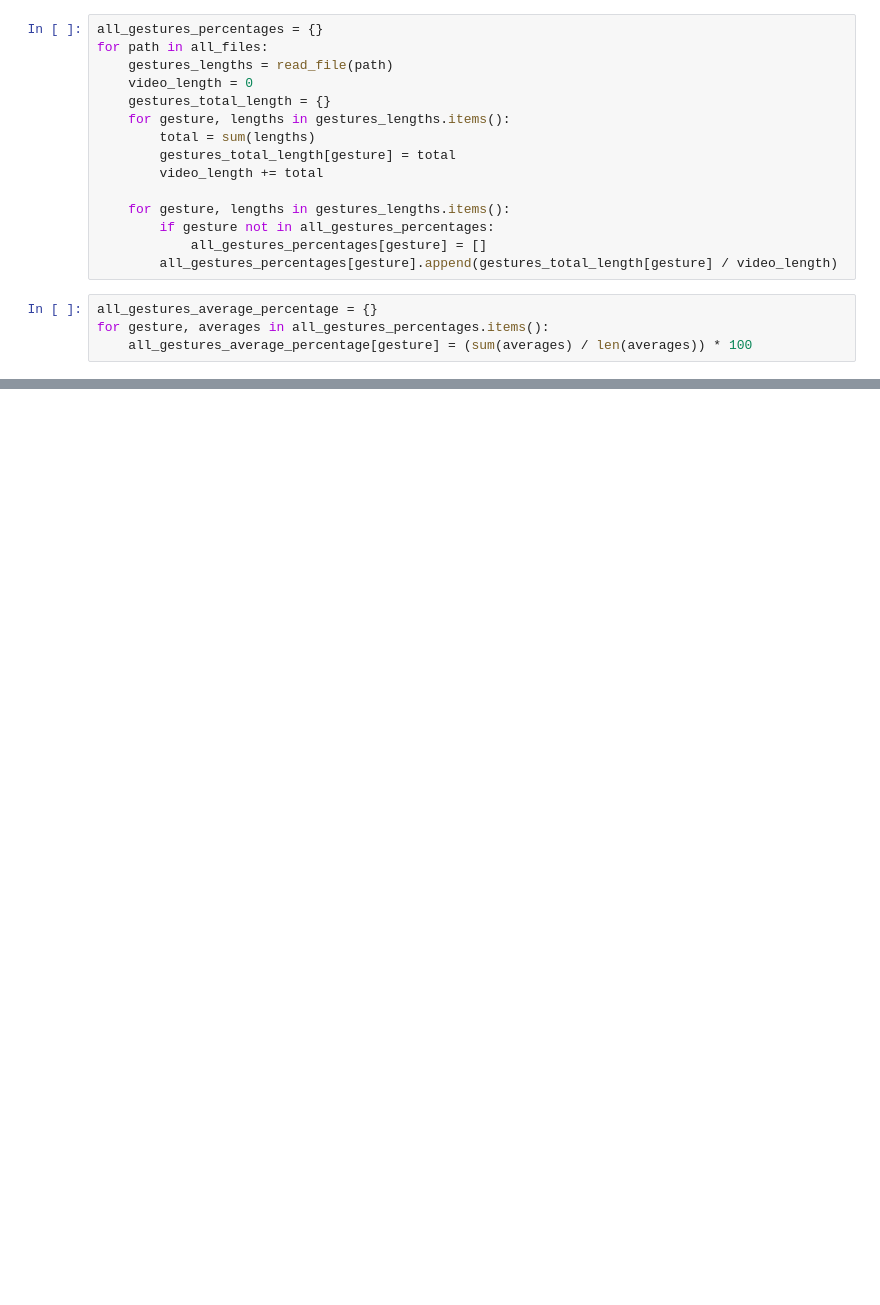
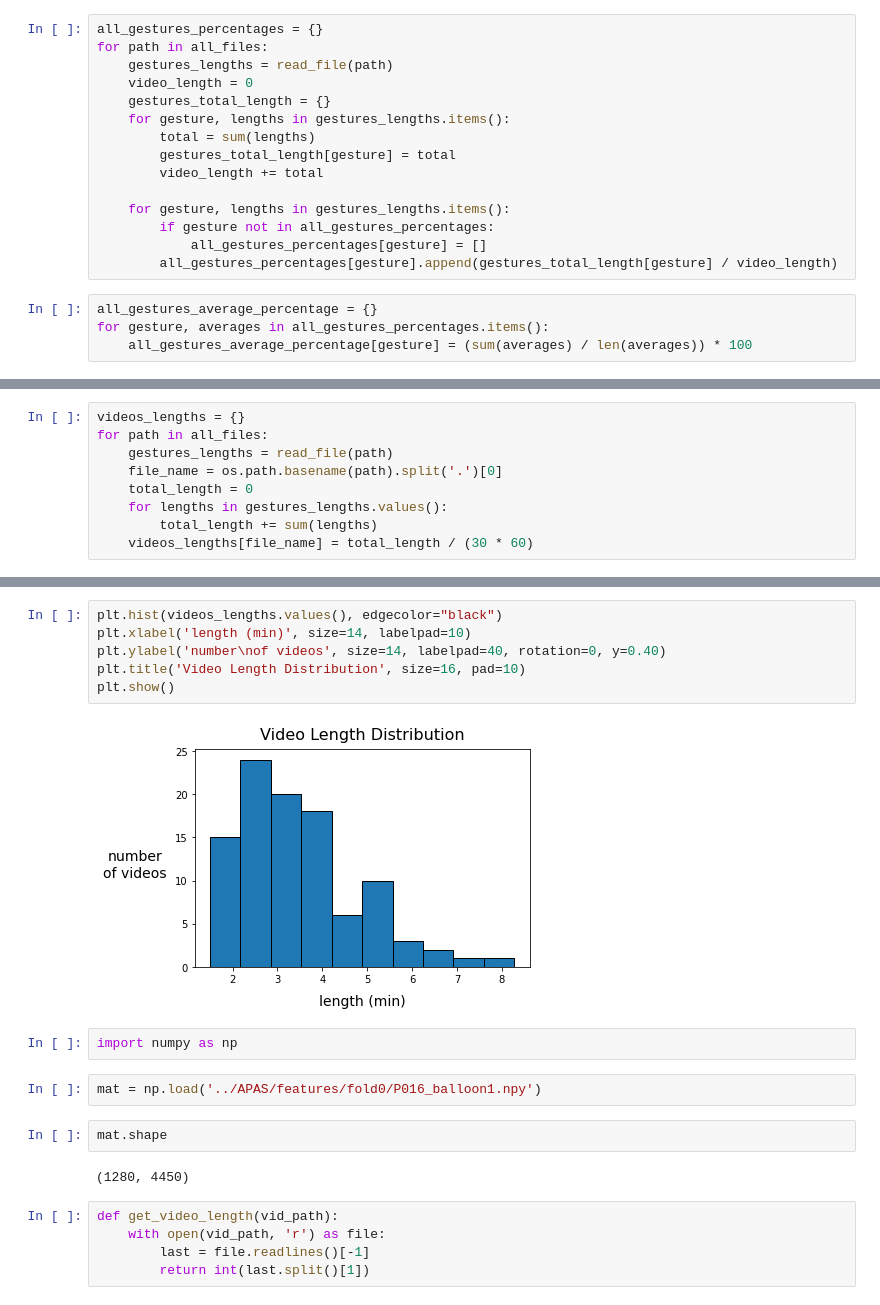
Before and after one commit to dahan198/computer_vision_project, a Jupyter notebook: ASFormer/DatasetExploration.ipynb, the cells around one changed output, grey strips where cells are left out. Cells and saved outputs as stored; diff of their text form; blank space fills up the shorter version.

```diff
--- a/ASFormer/DatasetExploration.ipynb
+++ b/ASFormer/DatasetExploration.ipynb
@@ -106,0 +152,9 @@ plt.show()
+# %%
+videos_lengths = {}
+for path in all_files:
+    gestures_lengths = read_file(path)
+    file_name = os.path.basename(path).split('.')[0]
+    total_length = 0
+    for lengths in gestures_lengths.values():
+        total_length += sum(lengths)
+    videos_lengths[file_name] = total_length / (30 * 60)
@@ -106,0 +192,21 @@ plt.show()
+# %%
+plt.hist(videos_lengths.values(), edgecolor="black")
+plt.xlabel('length (min)', size=14, labelpad=10)
+plt.ylabel('number\nof videos', size=14, labelpad=40, rotation=0, y=0.40)
+plt.title('Video Length Distribution', size=16, pad=10)
+plt.show()
+# %% [output]
+[figure, added]
+# %%
+import numpy as np
+# %%
+mat = np.load('../APAS/features/fold0/P016_balloon1.npy')
+# %%
+mat.shape
+# %% [output]
+(1280, 4450)
+# %%
+def get_video_length(vid_path):
+    with open(vid_path, 'r') as file:
+        last = file.readlines()[-1]
+        return int(last.split()[1])
```
Also changed, not shown: parts of 14 cells of this notebook, 1 other file.
